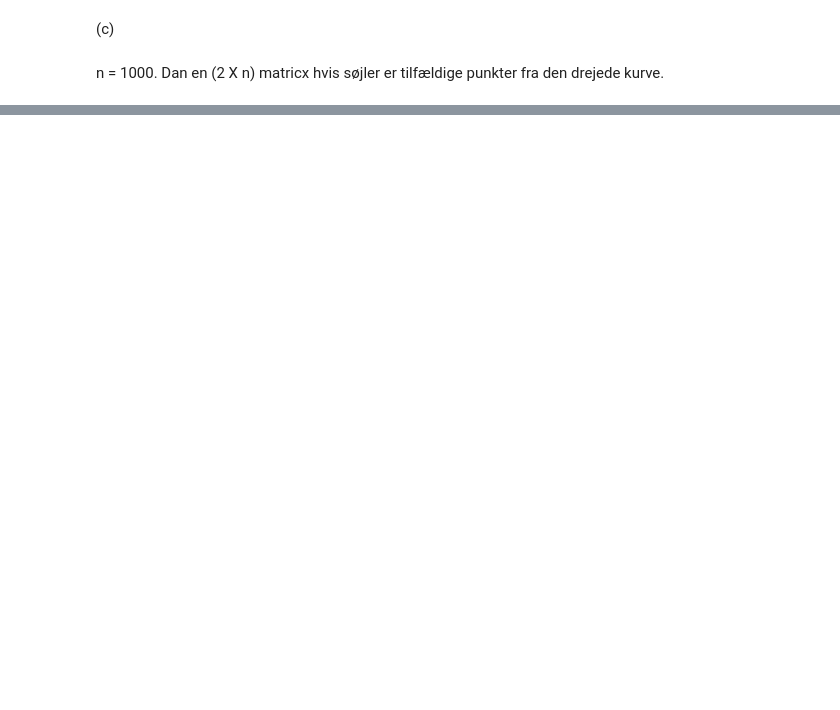
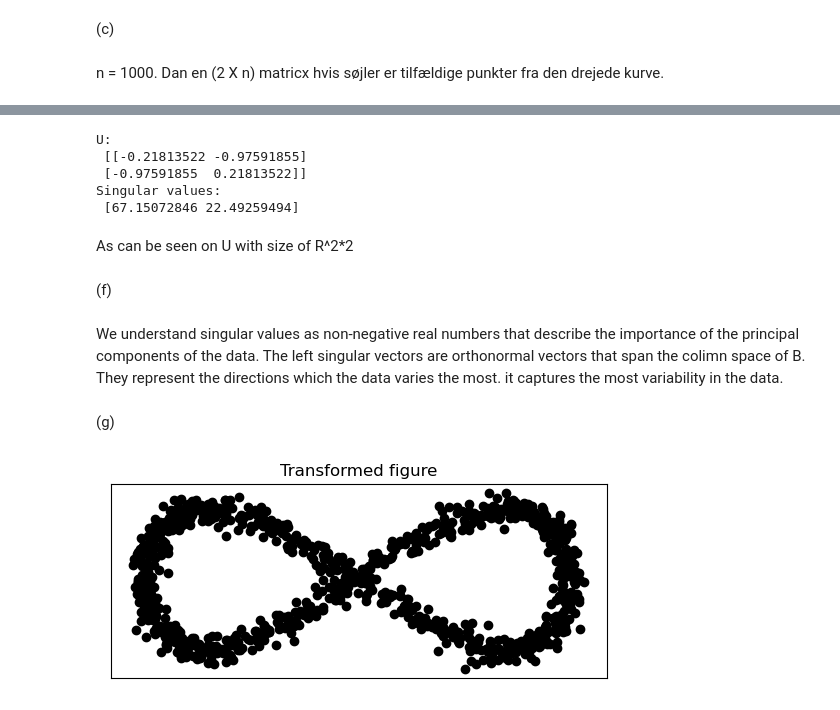
Before and after one commit to chrwinkler/NMLA_Afl_5_W-B, a Jupyter notebook: Aflevering 5-2.ipynb, the cells around one changed output, grey strips where cells are left out. Cells and saved outputs as stored; diff of their text form; code cells hidden in the pictures; blank space fills up the shorter version.

```diff
--- a/Aflevering 5-2.ipynb
+++ b/Aflevering 5-2.ipynb
@@ -95,0 +90,38 @@ Som kan ses er u paa stoerrelsen R^2*2
+# %%
+# Compute SVD of centered data matrix B
+U, s, vh = np.linalg.svd(B)
+
+# Print U and singular values
+print("U:\n", U)
+print("Singular values:\n", s)
+# %% [output]
+U:
+ [[-0.21813522 -0.97591855]
+ [-0.97591855  0.21813522]]
+Singular values:
+ [67.15072846 22.49259494]
+# %% [markdown]
+As can be seen on U with size of R^2*2
+# %% [markdown]
+(f)
+# %% [markdown]
+We understand singular values as non-negative real numbers that describe the importance of the principal components of the data. The left singular vectors are orthonormal vectors that span the colimn space of B. They represent the directions which the data varies the most. it captures the most variability in the data.
+# %% [markdown]
+(g)
+# %%
+# Apply the orthogonal matrix U to B
+B_transformed = B.T @ U
+
+# Transpose B_transformed back to its original shape
+B_transformed = B_transformed
+
+# Plot the transformed points
+fig, ax = plt.subplots()
+ax.set_aspect('equal')
+ax.set_xticks([])
+ax.set_yticks([])
+ax.set_title('Transformed figure')
+ax.plot(B_transformed[:, 0], B_transformed[:, 1], 'o', color='black')
+plt.show()
+# %% [output]
+[figure, added]
```
Also changed, not shown: parts of 19 cells of this notebook.
